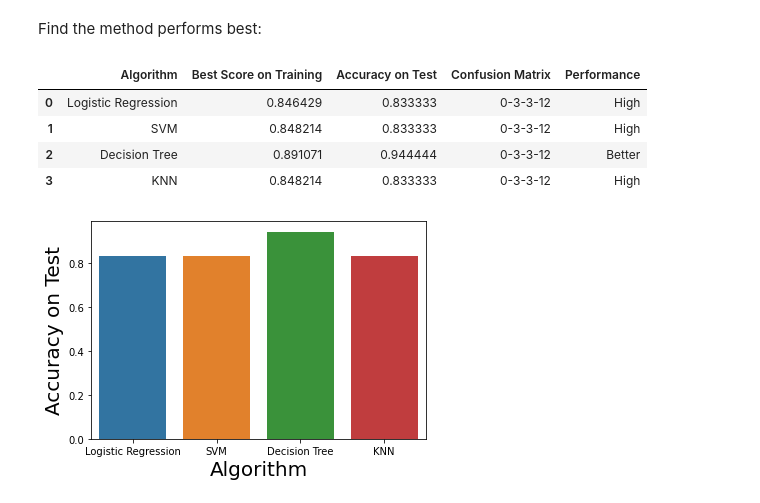
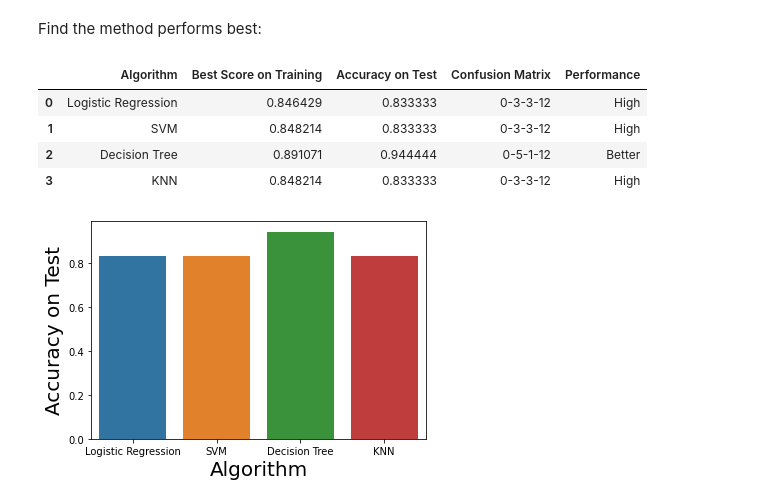
Before and after one commit to rodrigoalvamat/certification-ibm-data-science-capstone, a Jupyter notebook: machine-learning-prediction.ipynb, the cells around one changed output. Saved outputs shown, nothing was run; the diff lists cells and outputs as text; code cells hidden in the pictures.

```diff
--- a/machine-learning-prediction.ipynb
+++ b/machine-learning-prediction.ipynb
@@ -349,17 +349,17 @@ Find the method performs best:
 # %%
 results = {"Algorithm": ["Logistic Regression", "SVM", "Decision Tree", "KNN"],
            "Best Score on Training": [logreg_cv.best_score_, svm_cv.best_score_, tree_cv.best_score_, knn_cv.best_score_],
            "Accuracy on Test": [logreg_accuracy, svm_accuracy, tree_accuracy, knn_accuracy],
-           "Confusion Matrix": ["0-3-3-12", "0-3-3-12", "0-3-3-12", "0-3-3-12"],
+           "Confusion Matrix": ["0-3-3-12", "0-3-3-12", "0-5-1-12", "0-3-3-12"],
            "Performance": ["High", "High", "Better", "High"]}
 
 results_df = pd.DataFrame.from_dict(results)
 results_df
 # %% [output]
 |  | Algorithm | Best Score on Training | Accuracy on Test | Confusion Matrix | Performance |
 | 0 | Logistic Regression | 0.846429 | 0.833333 | 0-3-3-12 | High |
 | 1 | SVM | 0.848214 | 0.833333 | 0-3-3-12 | High |
-| 2 | Decision Tree | 0.891071 | 0.944444 | 0-3-3-12 | Better |
+| 2 | Decision Tree | 0.891071 | 0.944444 | 0-5-1-12 | Better |
 | 3 | KNN | 0.848214 | 0.833333 | 0-3-3-12 | High |
 # %%
 sns.barplot(x="Algorithm", y="Accuracy on Test", data=results_df)
```
Also changed, not shown: parts of 1 cell of this notebook.
